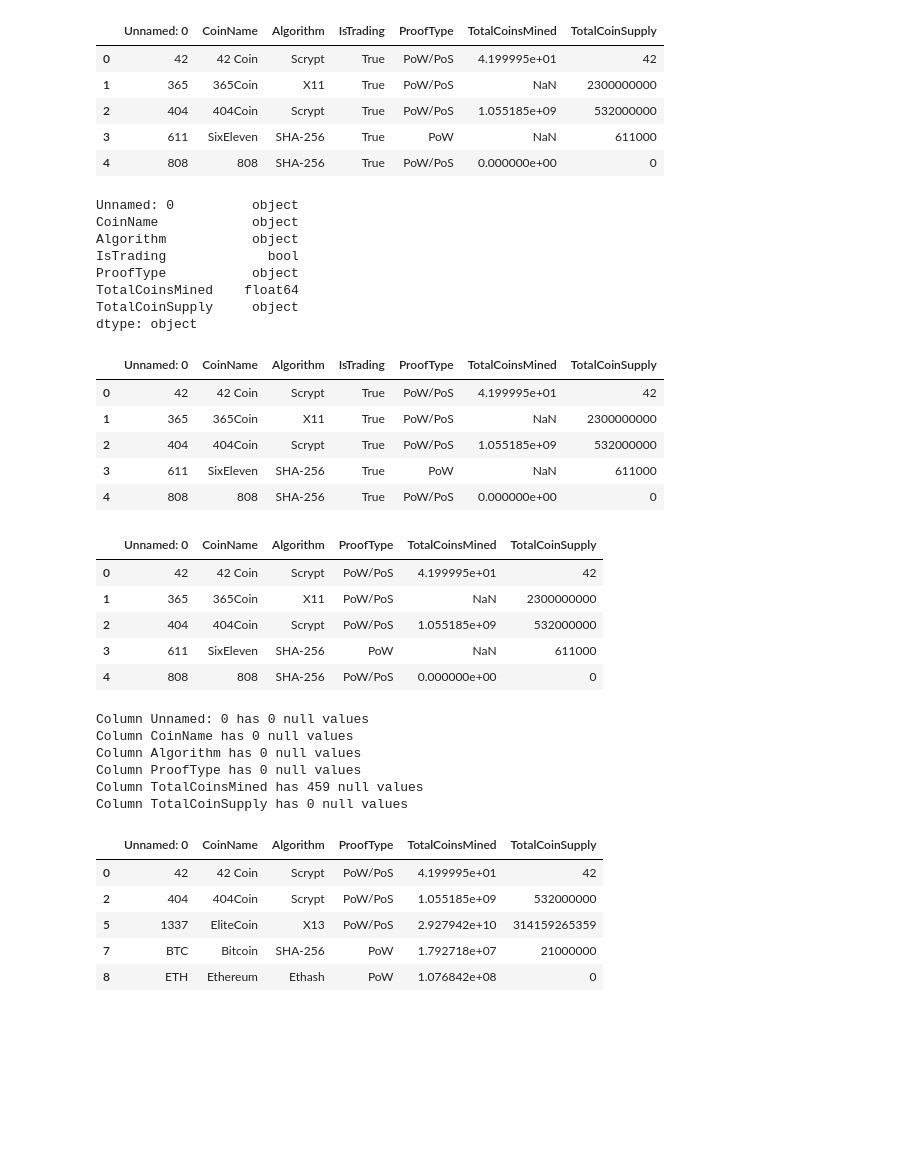
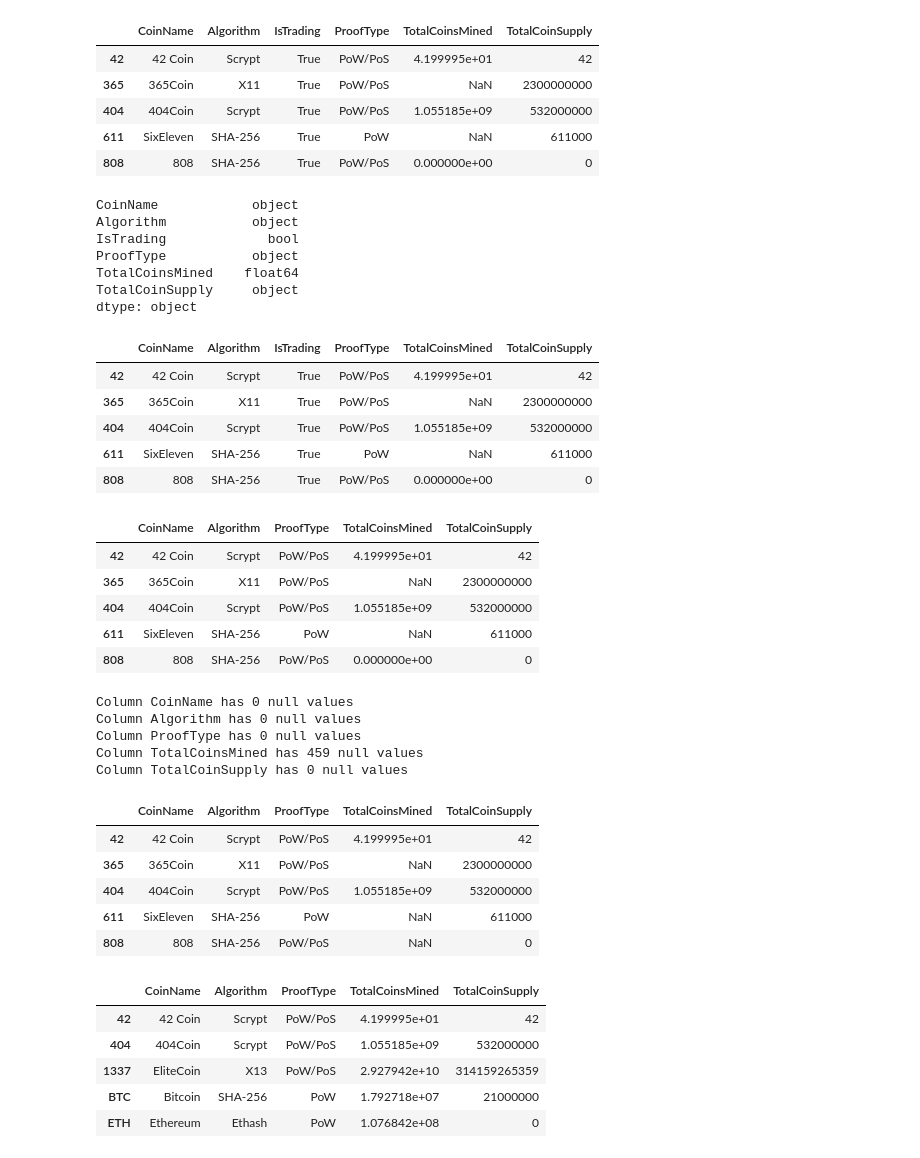
Before and after one commit to collinsculley/Cryptocurrencies, a Jupyter notebook: cryptocurrency.ipynb, the cells around one changed output. Saved outputs shown, nothing was run; the diff lists cells and outputs as text; code cells hidden in the pictures; blank space fills up the shorter version.

```diff
--- a/cryptocurrency.ipynb
+++ b/cryptocurrency.ipynb
@@ -10,19 +8,18 @@ import hvplot.pandas
 # %%
 # Load raw data file
 file_path = "crypto_data.csv"
-crypto_df = pd.read_csv(file_path)
+crypto_df = pd.read_csv(file_path, index_col=0)
 crypto_df.head()
 # %% [output]
-|  | Unnamed: 0 | CoinName | Algorithm | IsTrading | ProofType | TotalCoinsMined | TotalCoinSupply |
-| 0 | 42 | 42 Coin | Scrypt | True | PoW/PoS | 4.199995e+01 | 42 |
-| 1 | 365 | 365Coin | X11 | True | PoW/PoS | NaN | 2300000000 |
-| 2 | 404 | 404Coin | Scrypt | True | PoW/PoS | 1.055185e+09 | 532000000 |
-| 3 | 611 | SixEleven | SHA-256 | True | PoW | NaN | 611000 |
-| 4 | 808 | 808 | SHA-256 | True | PoW/PoS | 0.000000e+00 | 0 |
+|  | CoinName | Algorithm | IsTrading | ProofType | TotalCoinsMined | TotalCoinSupply |
+| 42 | 42 Coin | Scrypt | True | PoW/PoS | 4.199995e+01 | 42 |
+| 365 | 365Coin | X11 | True | PoW/PoS | NaN | 2300000000 |
+| 404 | 404Coin | Scrypt | True | PoW/PoS | 1.055185e+09 | 532000000 |
+| 611 | SixEleven | SHA-256 | True | PoW | NaN | 611000 |
+| 808 | 808 | SHA-256 | True | PoW/PoS | 0.000000e+00 | 0 |
 # %%
 crypto_df.dtypes
 # %% [output]
-Unnamed: 0          object
 CoinName            object
 Algorithm           object
 IsTrading             bool
@@ -35,29 +32,28 @@ dtype: object
 cryptoTrading = crypto_df[crypto_df.IsTrading]
 cryptoTrading.head()
 # %% [output]
-|  | Unnamed: 0 | CoinName | Algorithm | IsTrading | ProofType | TotalCoinsMined | TotalCoinSupply |
-| 0 | 42 | 42 Coin | Scrypt | True | PoW/PoS | 4.199995e+01 | 42 |
-| 1 | 365 | 365Coin | X11 | True | PoW/PoS | NaN | 2300000000 |
-| 2 | 404 | 404Coin | Scrypt | True | PoW/PoS | 1.055185e+09 | 532000000 |
-| 3 | 611 | SixEleven | SHA-256 | True | PoW | NaN | 611000 |
-| 4 | 808 | 808 | SHA-256 | True | PoW/PoS | 0.000000e+00 | 0 |
+|  | CoinName | Algorithm | IsTrading | ProofType | TotalCoinsMined | TotalCoinSupply |
+| 42 | 42 Coin | Scrypt | True | PoW/PoS | 4.199995e+01 | 42 |
+| 365 | 365Coin | X11 | True | PoW/PoS | NaN | 2300000000 |
+| 404 | 404Coin | Scrypt | True | PoW/PoS | 1.055185e+09 | 532000000 |
+| 611 | SixEleven | SHA-256 | True | PoW | NaN | 611000 |
+| 808 | 808 | SHA-256 | True | PoW/PoS | 0.000000e+00 | 0 |
 # %%
 # Drop IsTrading Column
 cryptoTrading.drop(columns=["IsTrading"], inplace=True)
 cryptoTrading.head(5)
 # %% [output]
-|  | Unnamed: 0 | CoinName | Algorithm | ProofType | TotalCoinsMined | TotalCoinSupply |
-| 0 | 42 | 42 Coin | Scrypt | PoW/PoS | 4.199995e+01 | 42 |
-| 1 | 365 | 365Coin | X11 | PoW/PoS | NaN | 2300000000 |
-| 2 | 404 | 404Coin | Scrypt | PoW/PoS | 1.055185e+09 | 532000000 |
-| 3 | 611 | SixEleven | SHA-256 | PoW | NaN | 611000 |
-| 4 | 808 | 808 | SHA-256 | PoW/PoS | 0.000000e+00 | 0 |
+|  | CoinName | Algorithm | ProofType | TotalCoinsMined | TotalCoinSupply |
+| 42 | 42 Coin | Scrypt | PoW/PoS | 4.199995e+01 | 42 |
+| 365 | 365Coin | X11 | PoW/PoS | NaN | 2300000000 |
+| 404 | 404Coin | Scrypt | PoW/PoS | 1.055185e+09 | 532000000 |
+| 611 | SixEleven | SHA-256 | PoW | NaN | 611000 |
+| 808 | 808 | SHA-256 | PoW/PoS | 0.000000e+00 | 0 |
 # %%
 # Find null values
 for column in cryptoTrading.columns:
     print(f"Column {column} has {cryptoTrading[column].isnull().sum()} null values")
 # %% [output]
-Column Unnamed: 0 has 0 null values
 Column CoinName has 0 null values
 Column Algorithm has 0 null values
 Column ProofType has 0 null values
@@ -67,14 +63,21 @@ Column TotalCoinSupply has 0 null values
 # Replace Zero Mined as Null
 cryptoZero = cryptoTrading.replace(0, pd.np.nan)
 cryptoZero.head()
+# %% [output]
+|  | CoinName | Algorithm | ProofType | TotalCoinsMined | TotalCoinSupply |
+| 42 | 42 Coin | Scrypt | PoW/PoS | 4.199995e+01 | 42 |
+| 365 | 365Coin | X11 | PoW/PoS | NaN | 2300000000 |
+| 404 | 404Coin | Scrypt | PoW/PoS | 1.055185e+09 | 532000000 |
+| 611 | SixEleven | SHA-256 | PoW | NaN | 611000 |
+| 808 | 808 | SHA-256 | PoW/PoS | NaN | 0 |
 # %%
 # Drop null rows
 cryptoNull = cryptoZero.dropna()
 cryptoNull.head()
 # %% [output]
-|  | Unnamed: 0 | CoinName | Algorithm | ProofType | TotalCoinsMined | TotalCoinSupply |
-| 0 | 42 | 42 Coin | Scrypt | PoW/PoS | 4.199995e+01 | 42 |
-| 2 | 404 | 404Coin | Scrypt | PoW/PoS | 1.055185e+09 | 532000000 |
-| 5 | 1337 | EliteCoin | X13 | PoW/PoS | 2.927942e+10 | 314159265359 |
-| 7 | BTC | Bitcoin | SHA-256 | PoW | 1.792718e+07 | 21000000 |
-| 8 | ETH | Ethereum | Ethash | PoW | 1.076842e+08 | 0 |
+|  | CoinName | Algorithm | ProofType | TotalCoinsMined | TotalCoinSupply |
+| 42 | 42 Coin | Scrypt | PoW/PoS | 4.199995e+01 | 42 |
+| 404 | 404Coin | Scrypt | PoW/PoS | 1.055185e+09 | 532000000 |
+| 1337 | EliteCoin | X13 | PoW/PoS | 2.927942e+10 | 314159265359 |
+| BTC | Bitcoin | SHA-256 | PoW | 1.792718e+07 | 21000000 |
+| ETH | Ethereum | Ethash | PoW | 1.076842e+08 | 0 |
```
Also changed, not shown: parts of 15 cells of this notebook.
